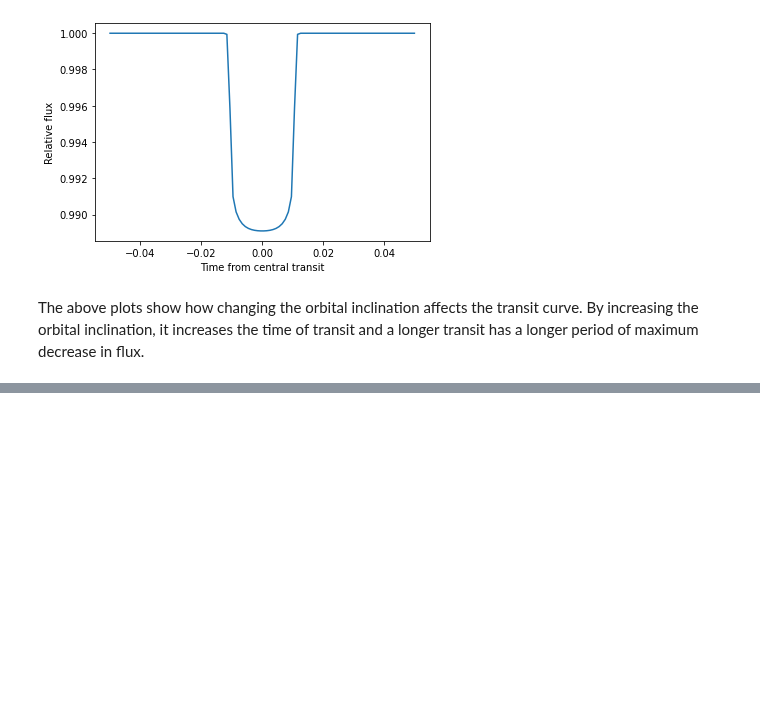
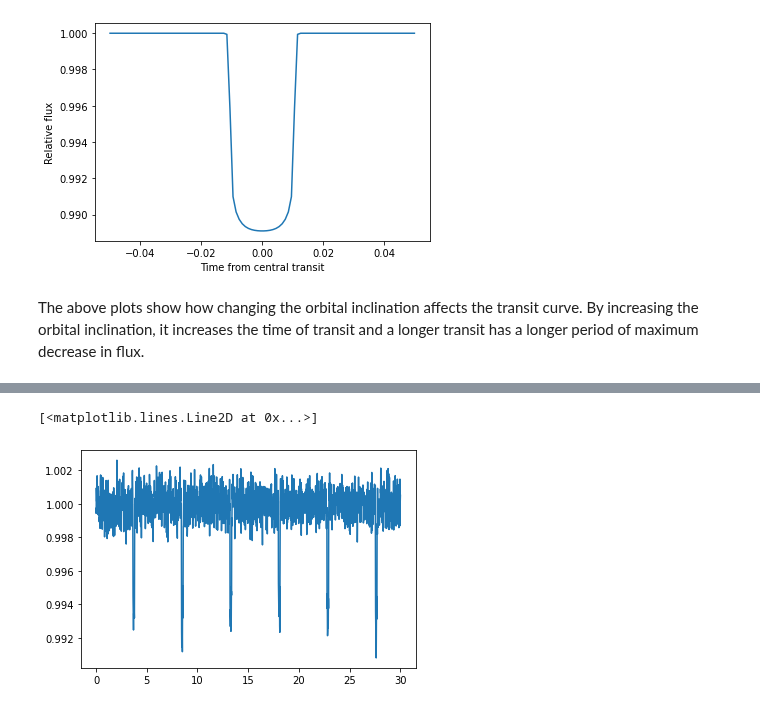
Before and after one commit to Hamza-Suleman/transiting-exoplanets, a Jupyter notebook: BATMAN_testing.ipynb, the cells around one changed output, grey strips where cells are left out. Cells and saved outputs as stored; diff of their text form; code cells hidden in the pictures; blank space fills up the shorter version.

Commit message:
Importing astropy

```diff
--- a/BATMAN_testing.ipynb
+++ b/BATMAN_testing.ipynb
@@ -120,0 +140,4 @@ The above plots show how changing the orbital inclination affects the transit cu
+# %%
+from astropy.io import ascii
+data = ascii.read("https://raw.githubusercontent.com/Hamza-Suleman/transiting-exoplanets/main/Transit_model_LC_data.txt?token=AV7T5IIZGZZWA43FNYDCRKLBQEOFM")
+print(data)
@@ -120,0 +162,14 @@ The above plots show how changing the orbital inclination affects the transit cu
+# %%
+time = []
+flux = []
+flux_err = []
+
+for i in range(2000):
+  time.append(data[i][0])
+  flux.append(data[i][1])
+  flux_err.append(data[i][2])
+# %%
+plt.plot(time,flux)
+# %% [output]
+[<matplotlib.lines.Line2D at 0x...>]
+[figure, added]
```
Also changed, not shown: parts of 3 cells of this notebook.
